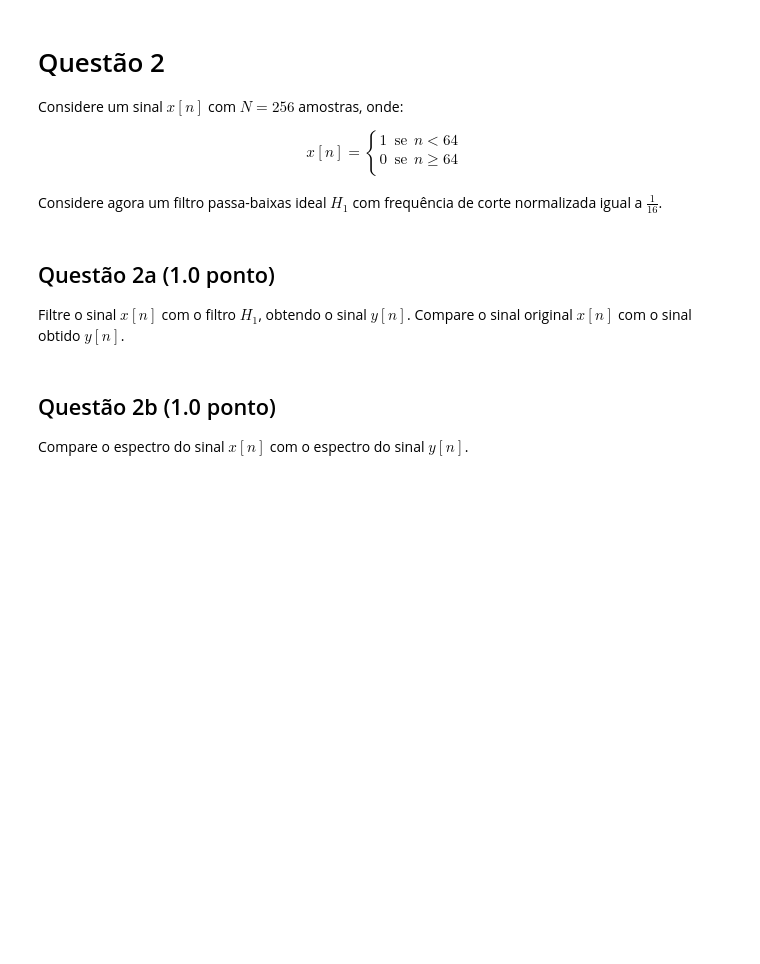
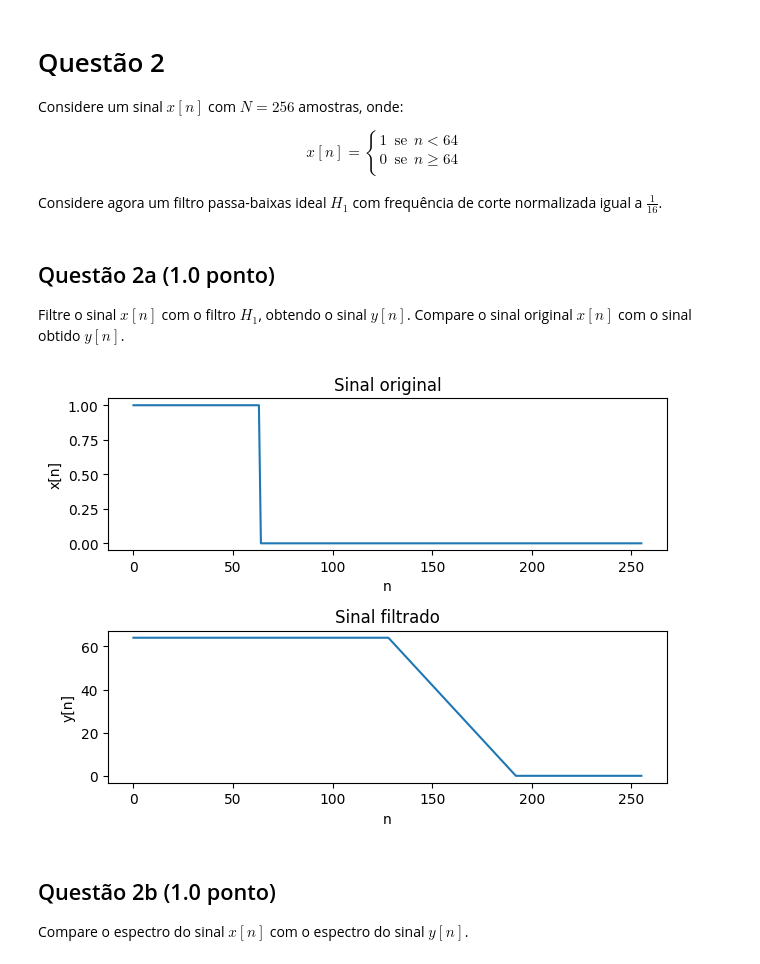
Before and after one commit to luca2453/Sinais-e-Sistemas-em-Tempo-Discreto, a Jupyter notebook: Projeto_3/projeto3.ipynb, the cells around one changed output. Saved outputs shown, nothing was run; the diff lists cells and outputs as text; code cells hidden in the pictures; blank space fills up the shorter version.

```diff
--- a/Projeto_3/projeto3.ipynb
+++ b/Projeto_3/projeto3.ipynb
@@ -63,3 +102,32 @@ Filtre o sinal $x\left[n\right]$ com o filtro $H_1$, obtendo o sinal $y\left[n\r
+# %%
+#Resposta da questão 2a
+
+N = 256
+n = np.arange(N)
+signal = np.where(n < 64, 1, 0)
+
+fs = N // 16
+h1 = np.ones(N)
+h1[fs] = 0
+
+signal_filtered = np.convolve(signal, h1, 'same')
+
+plt.subplot(211)
+plt.plot(n, signal)
+plt.xlabel('n')
+plt.ylabel('x[n]')
+plt.title('Sinal original')
+
+plt.subplot(212)
+plt.plot(n, signal_filtered)
+plt.xlabel('n')
+plt.ylabel('y[n]')
+plt.title('Sinal filtrado')
+
+plt.tight_layout()
+plt.show()
+# %% [output]
+[figure, added]
 # %% [markdown]
 ## Questão 2b (1.0 ponto)
 
```
Also changed, not shown: parts of 9 cells of this notebook.
